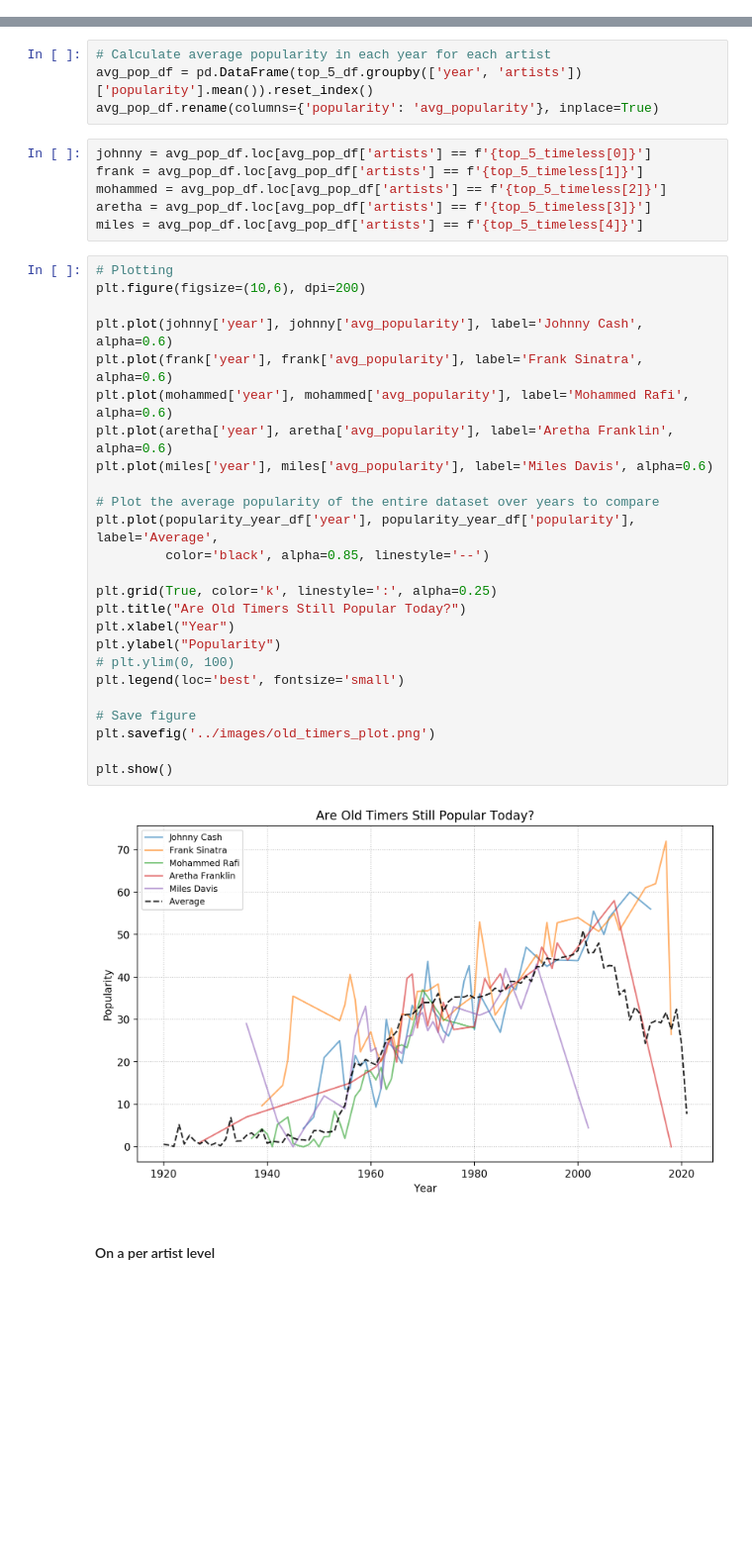
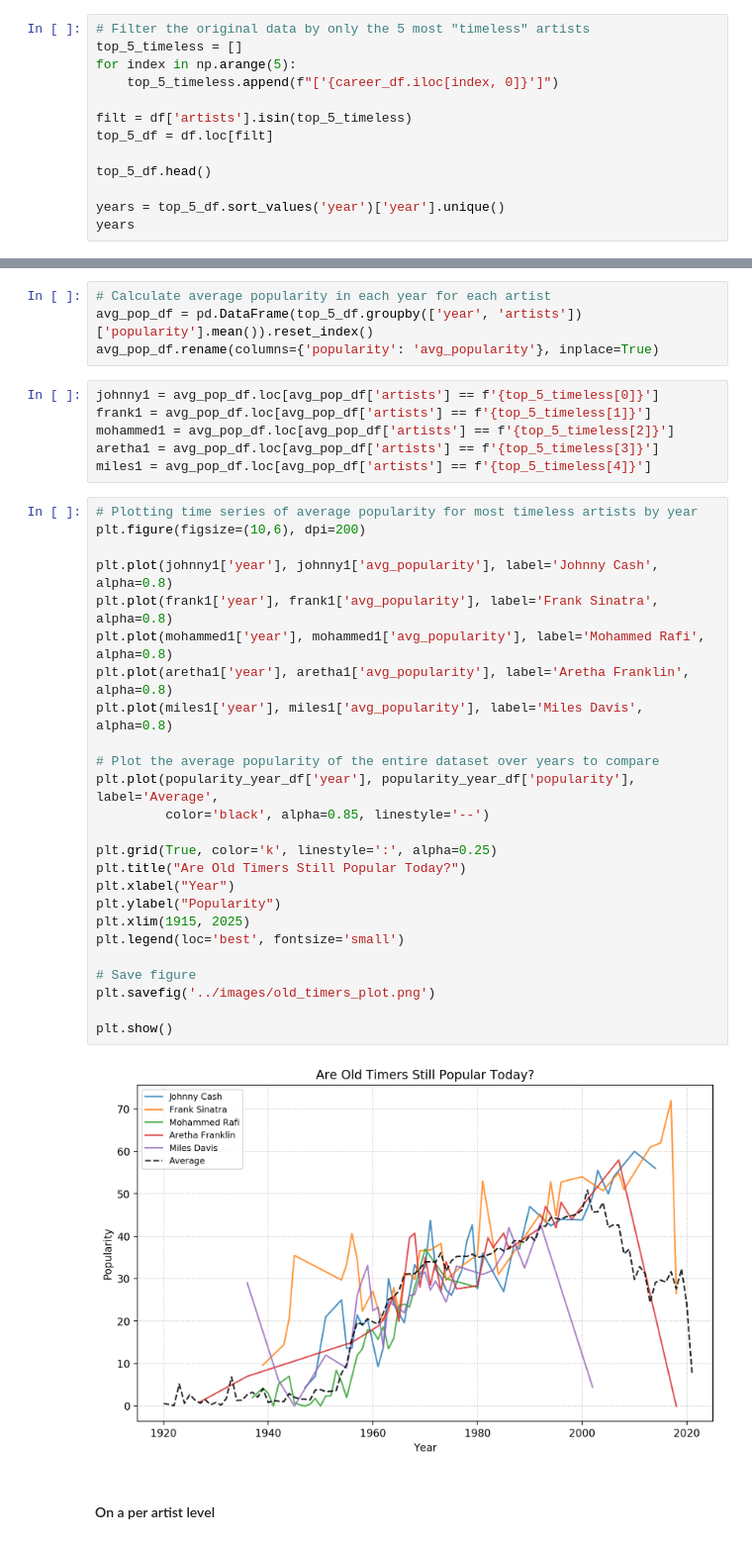
Before and after one commit to ztcnrh/Spotify-Music-Analysis, a Jupyter notebook: analysis/exploration_descriptive_analysis.ipynb, the cells around one changed output, grey strips where cells are left out. Shown at 99% size. Saved outputs shown, nothing was run; the diff lists cells and outputs as text; blank space fills up the shorter version.

```diff
--- a/analysis/exploration_descriptive_analysis.ipynb
+++ b/analysis/exploration_descriptive_analysis.ipynb
@@ -164,0 +186,13 @@ plt.savefig('../images/avg_pop_over_years.png')
+# %%
+# Filter the original data by only the 5 most "timeless" artists
+top_5_timeless = []
+for index in np.arange(5):
+    top_5_timeless.append(f"['{career_df.iloc[index, 0]}']")
+
+filt = df['artists'].isin(top_5_timeless)
+top_5_df = df.loc[filt]
+
+top_5_df.head()
+
+years = top_5_df.sort_values('year')['year'].unique()
+years
@@ -186,38 +291,38 @@ top_5_df.head()
 avg_pop_df = pd.DataFrame(top_5_df.groupby(['year', 'artists'])['popularity'].mean()).reset_index()
 avg_pop_df.rename(columns={'popularity': 'avg_popularity'}, inplace=True)
 # %%
-johnny = avg_pop_df.loc[avg_pop_df['artists'] == f'{top_5_timeless[0]}']
-frank = avg_pop_df.loc[avg_pop_df['artists'] == f'{top_5_timeless[1]}']
-mohammed = avg_pop_df.loc[avg_pop_df['artists'] == f'{top_5_timeless[2]}']
-aretha = avg_pop_df.loc[avg_pop_df['artists'] == f'{top_5_timeless[3]}']
-miles = avg_pop_df.loc[avg_pop_df['artists'] == f'{top_5_timeless[4]}']
+johnny1 = avg_pop_df.loc[avg_pop_df['artists'] == f'{top_5_timeless[0]}']
+frank1 = avg_pop_df.loc[avg_pop_df['artists'] == f'{top_5_timeless[1]}']
+mohammed1 = avg_pop_df.loc[avg_pop_df['artists'] == f'{top_5_timeless[2]}']
+aretha1 = avg_pop_df.loc[avg_pop_df['artists'] == f'{top_5_timeless[3]}']
+miles1 = avg_pop_df.loc[avg_pop_df['artists'] == f'{top_5_timeless[4]}']
 # %%
-# Plotting
+# Plotting time series of average popularity for most timeless artists by year
 plt.figure(figsize=(10,6), dpi=200)
 
-plt.plot(johnny['year'], johnny['avg_popularity'], label='Johnny Cash', alpha=0.6)
-plt.plot(frank['year'], frank['avg_popularity'], label='Frank Sinatra', alpha=0.6)
-plt.plot(mohammed['year'], mohammed['avg_popularity'], label='Mohammed Rafi', alpha=0.6)
-plt.plot(aretha['year'], aretha['avg_popularity'], label='Aretha Franklin', alpha=0.6)
-plt.plot(miles['year'], miles['avg_popularity'], label='Miles Davis', alpha=0.6)
+plt.plot(johnny1['year'], johnny1['avg_popularity'], label='Johnny Cash', alpha=0.8)
+plt.plot(frank1['year'], frank1['avg_popularity'], label='Frank Sinatra', alpha=0.8)
+plt.plot(mohammed1['year'], mohammed1['avg_popularity'], label='Mohammed Rafi', alpha=0.8)
+plt.plot(aretha1['year'], aretha1['avg_popularity'], label='Aretha Franklin', alpha=0.8)
+plt.plot(miles1['year'], miles1['avg_popularity'], label='Miles Davis', alpha=0.8)
 
 # Plot the average popularity of the entire dataset over years to compare
 plt.plot(popularity_year_df['year'], popularity_year_df['popularity'], label='Average',
          color='black', alpha=0.85, linestyle='--')
 
 plt.grid(True, color='k', linestyle=':', alpha=0.25)
 plt.title("Are Old Timers Still Popular Today?")
 plt.xlabel("Year")
 plt.ylabel("Popularity")
-# plt.ylim(0, 100)
+plt.xlim(1915, 2025)
 plt.legend(loc='best', fontsize='small')
 
 # Save figure
 plt.savefig('../images/old_timers_plot.png')
 
 plt.show()
 # %% [output]
-[figure, old version]
+[figure, new version]
 # %% [markdown]
 #### On a per artist level
 # %%
```
Also changed, not shown: parts of 7 cells of this notebook, 3 other files.
